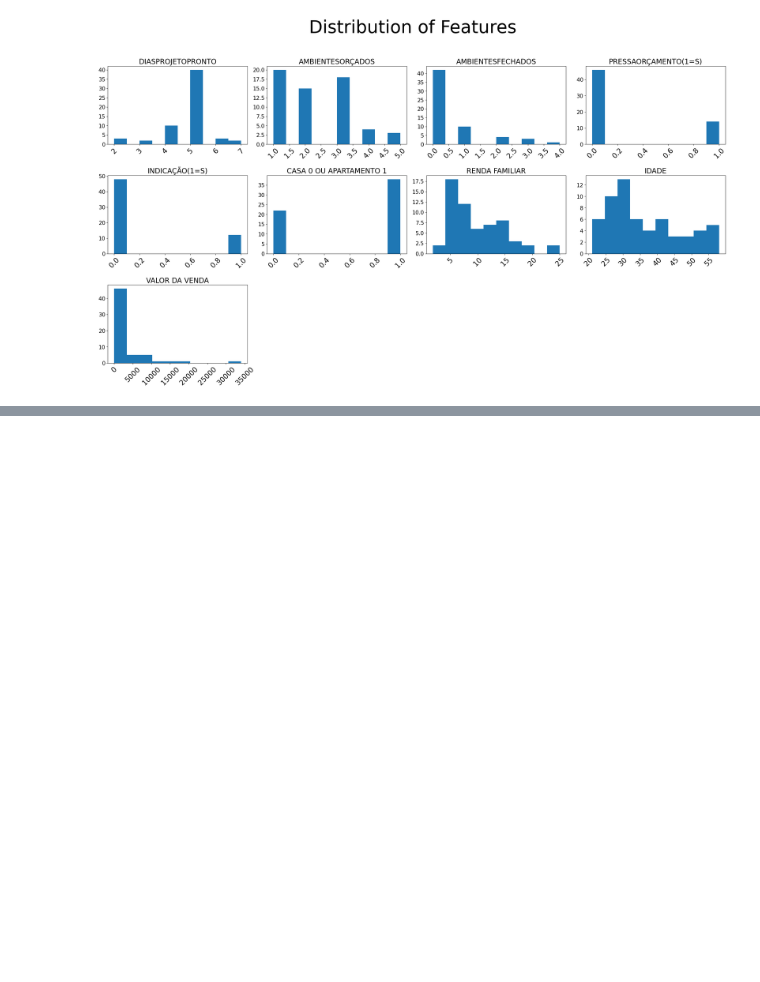
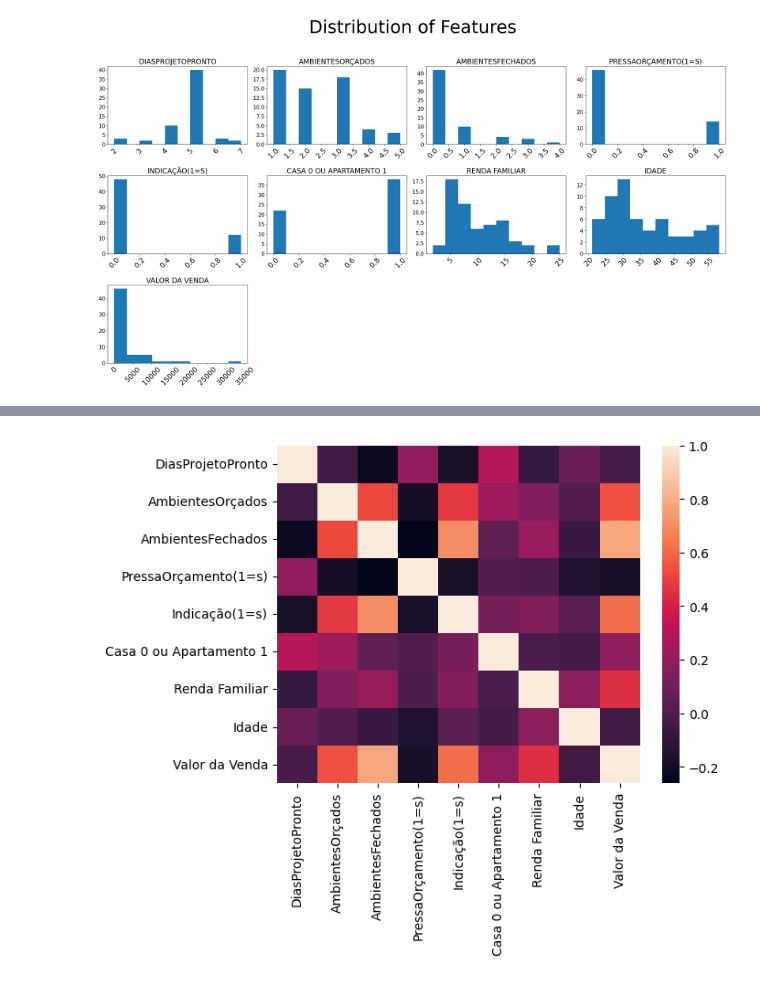
Before and after one commit to JoaoRudolf/BigDataClientes, a Jupyter notebook: Clientes.ipynb, the cells around one changed output, grey strips where cells are left out. Saved outputs shown, nothing was run; the diff lists cells and outputs as text; code cells hidden in the pictures; blank space fills up the shorter version.

```diff
--- a/Clientes.ipynb
+++ b/Clientes.ipynb
@@ -81,3 +81,7 @@ fig.subplots_adjust(top=0.85, hspace=0.4)
 plt.show()
 # %% [output]
 [figure]
+# %%
+numeric_features = [t[0] for t in df.dtypes if t[1] !='string']
+numeric_features_df = df.select(numeric_features)
+numeric_features_df.toPandas().head()
@@ -83,0 +95,3 @@ plt.show()
+# %%
+col_names = numeric_features_df.columns
+features = numeric_features_df.rdd.map(lambda row: row[0:])
@@ -83,0 +101,6 @@ plt.show()
+# %%
+corr_mat = Statistics.corr(features, method="pearson")
+corr_df = pd.DataFrame(corr_mat)
+corr_df.index = col_names
+corr_df.columns = col_names
+round(corr_df, 2)
@@ -83,0 +146,4 @@ plt.show()
+# %%
+sns.heatmap(corr_df);
+# %% [output]
+[figure, added]
```
Also changed, not shown: parts of 4 cells of this notebook.
